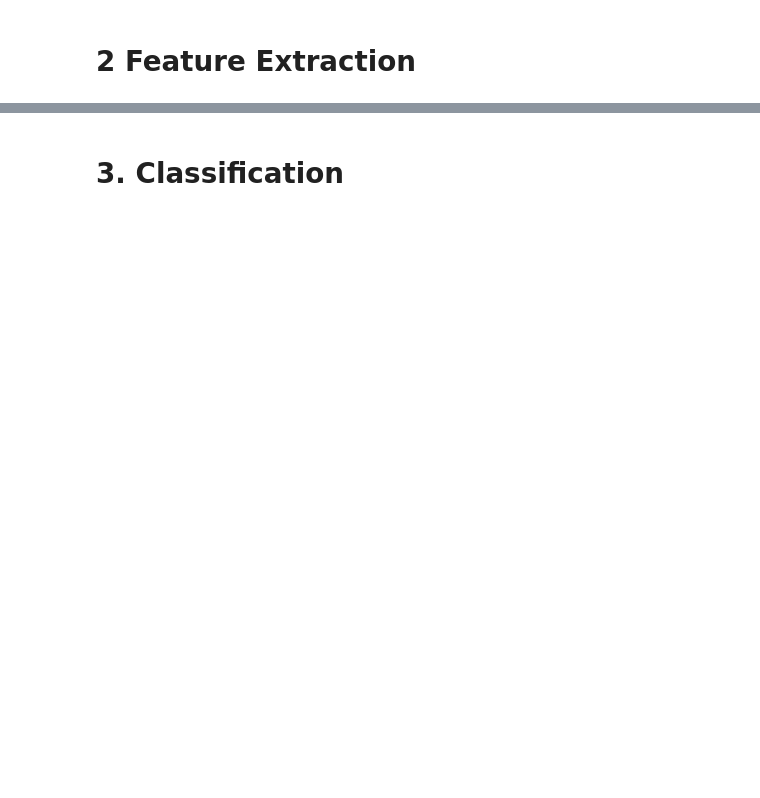
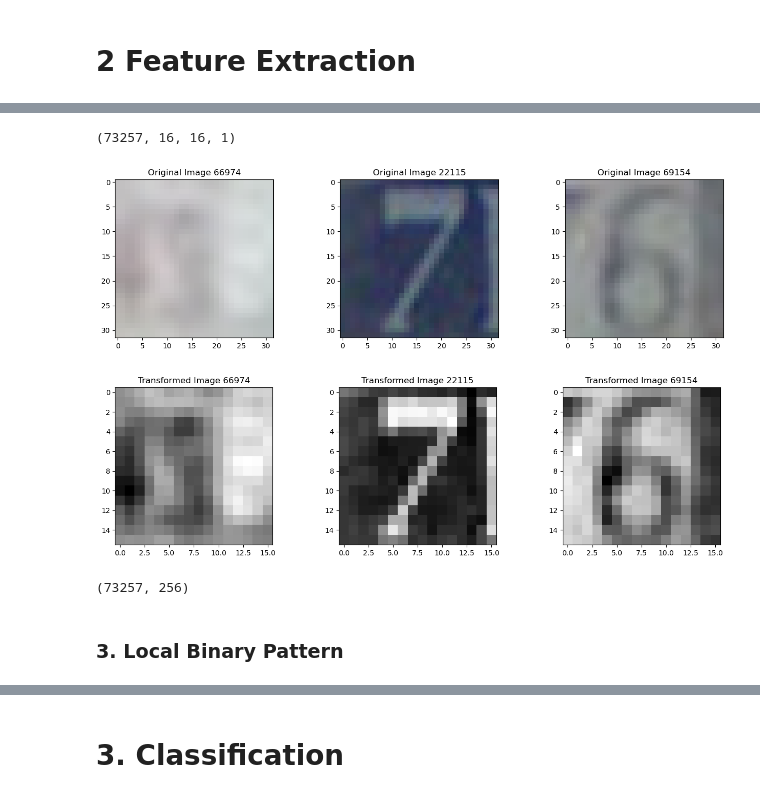
Before and after one commit to LouisSko/pattern-recognition-term-project, a Jupyter notebook: project_1.ipynb, the cells around one changed output, grey strips where cells are left out. Cells and saved outputs as stored; diff of their text form; code cells hidden in the pictures; blank space fills up the shorter version.

```diff
--- a/project_1.ipynb
+++ b/project_1.ipynb
@@ -310,0 +99,12 @@ print("Silhouette Coefficient:", silhouette)
+# %%
+gray_train_images = gray_reduced_images(train_images)
+gray_test_images = gray_reduced_images(test_images)
+# %%
+gray_train_images.shape
+# %% [output]
+(73257, 16, 16, 1)
+# %%
+plot_transformed_images(train_images, gray_train_images)
+# %% [output]
+[figure, added]
+[figure, added]
@@ -310,0 +120,6 @@ print("Silhouette Coefficient:", silhouette)
+# %%
+gray_train_features.shape
+# %% [output]
+(73257, 256)
+# %% [markdown]
+### 3. Local Binary Pattern
```
Also changed, not shown: parts of 159 cells of this notebook, 5 other files.
